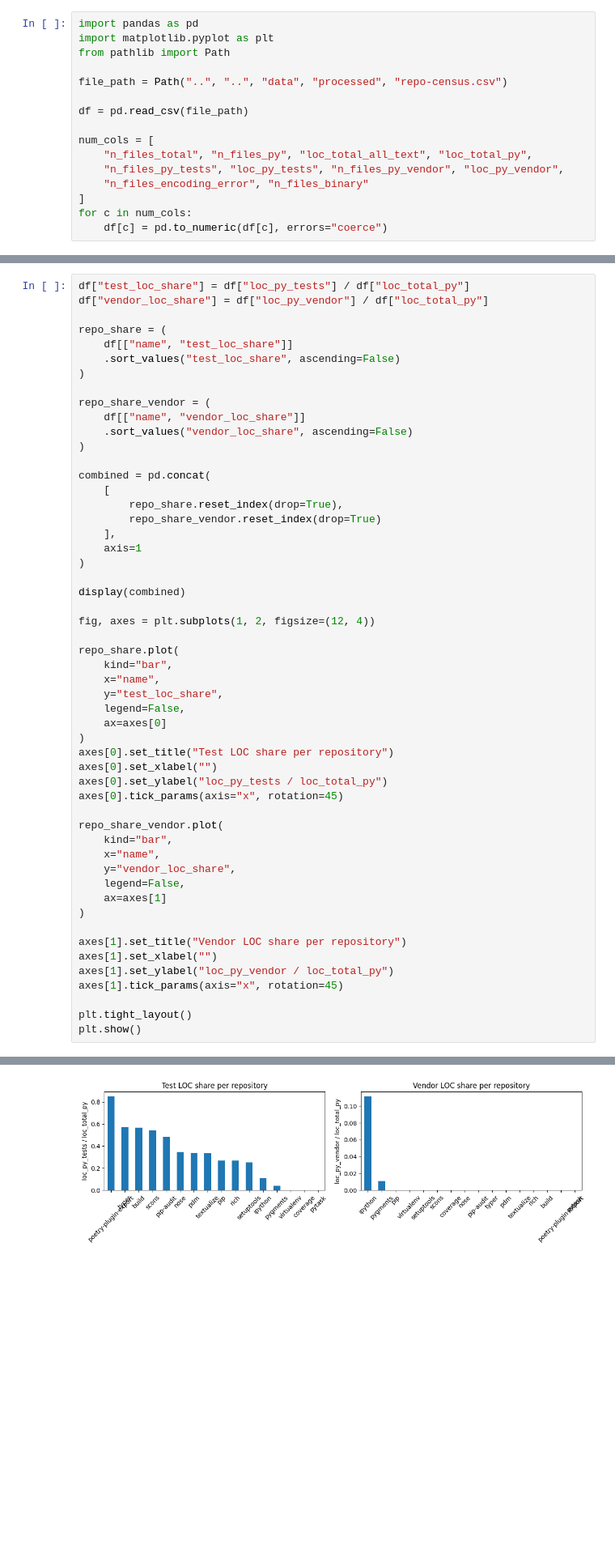
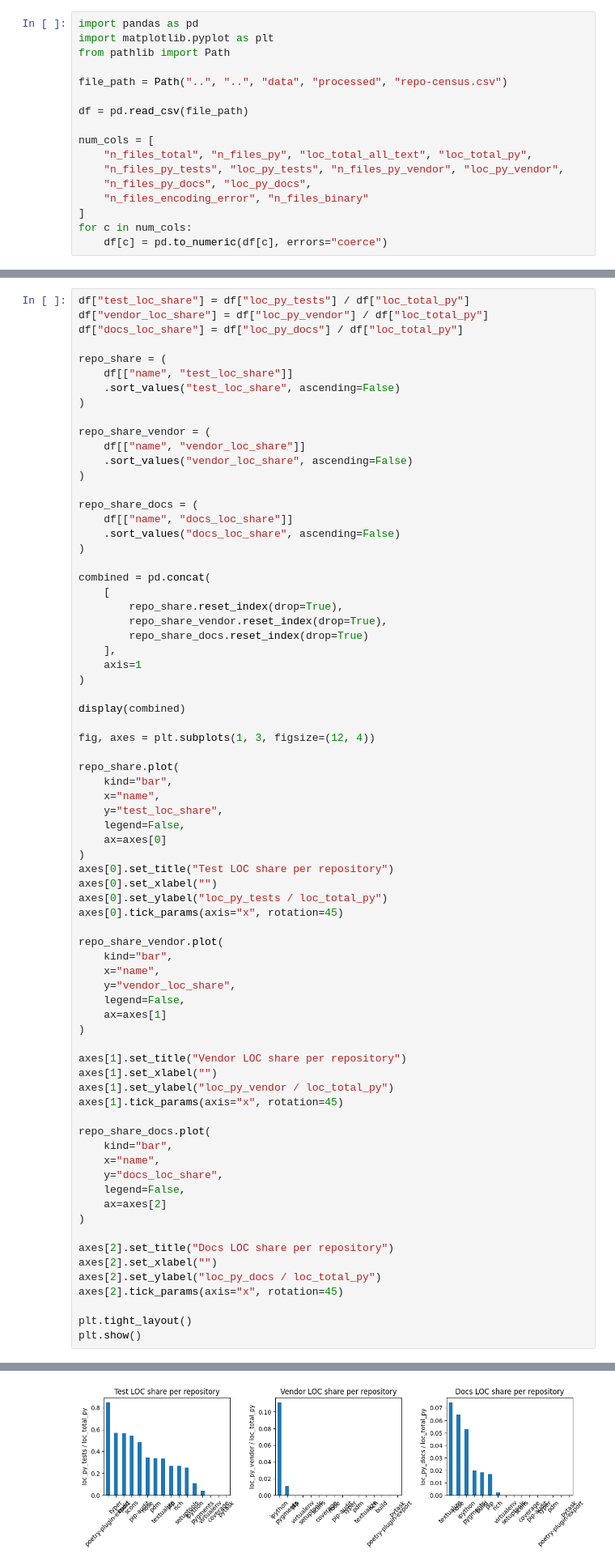
Before and after one commit to mikegaravani/py-comment-evolution, a Jupyter notebook: scripts/repo-census/visualization.ipynb, the cells around one changed output, grey strips where cells are left out. Shown at 81% size. Cells and saved outputs as stored; diff of their text form; blank space fills up the shorter version.

Commit message:
add docs visualization

```diff
--- a/scripts/repo-census/visualization.ipynb
+++ b/scripts/repo-census/visualization.ipynb
@@ -14,6 +14,7 @@ df = pd.read_csv(file_path)
 num_cols = [
     "n_files_total", "n_files_py", "loc_total_all_text", "loc_total_py",
     "n_files_py_tests", "loc_py_tests", "n_files_py_vendor", "loc_py_vendor",
+    "n_files_py_docs", "loc_py_docs",
     "n_files_encoding_error", "n_files_binary"
 ]
 for c in num_cols:
@@ -105,6 +106,7 @@ display(combined)
 # %%
 df["test_loc_share"] = df["loc_py_tests"] / df["loc_total_py"]
 df["vendor_loc_share"] = df["loc_py_vendor"] / df["loc_total_py"]
+df["docs_loc_share"] = df["loc_py_docs"] / df["loc_total_py"]
 
 repo_share = (
     df[["name", "test_loc_share"]]
@@ -116,17 +118,23 @@ repo_share_vendor = (
     .sort_values("vendor_loc_share", ascending=False)
 )
 
+repo_share_docs = (
+    df[["name", "docs_loc_share"]]
+    .sort_values("docs_loc_share", ascending=False)
+)
+
 combined = pd.concat(
     [
         repo_share.reset_index(drop=True),
-        repo_share_vendor.reset_index(drop=True)
+        repo_share_vendor.reset_index(drop=True),
+        repo_share_docs.reset_index(drop=True)
     ],
     axis=1
 )
 
 display(combined)
 
-fig, axes = plt.subplots(1, 2, figsize=(12, 4))
+fig, axes = plt.subplots(1, 3, figsize=(12, 4))
 
 repo_share.plot(
     kind="bar",
@@ -153,6 +161,19 @@ axes[1].set_xlabel("")
 axes[1].set_ylabel("loc_py_vendor / loc_total_py")
 axes[1].tick_params(axis="x", rotation=45)
 
+repo_share_docs.plot(
+    kind="bar",
+    x="name",
+    y="docs_loc_share",
+    legend=False,
+    ax=axes[2]
+)
+
+axes[2].set_title("Docs LOC share per repository")
+axes[2].set_xlabel("")
+axes[2].set_ylabel("loc_py_docs / loc_total_py")
+axes[2].tick_params(axis="x", rotation=45)
+
 plt.tight_layout()
 plt.show()
 # %% [output]
@@ -176,2 +197,2 @@ plt.show()
-[figure, old version]
+[figure, new version]
 # %% [markdown]
```
Also changed, not shown: parts of 7 cells of this notebook, 1 other file.
